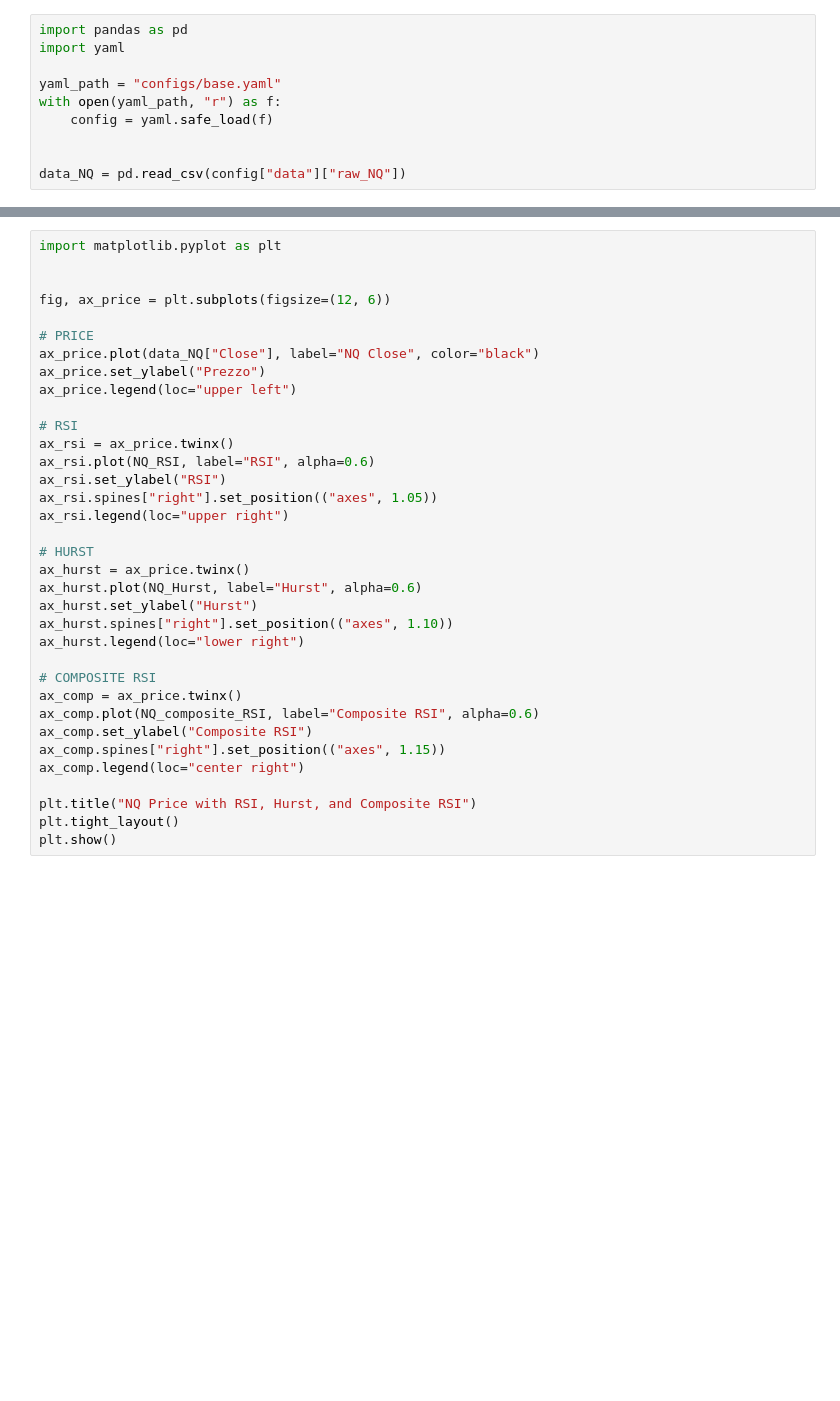
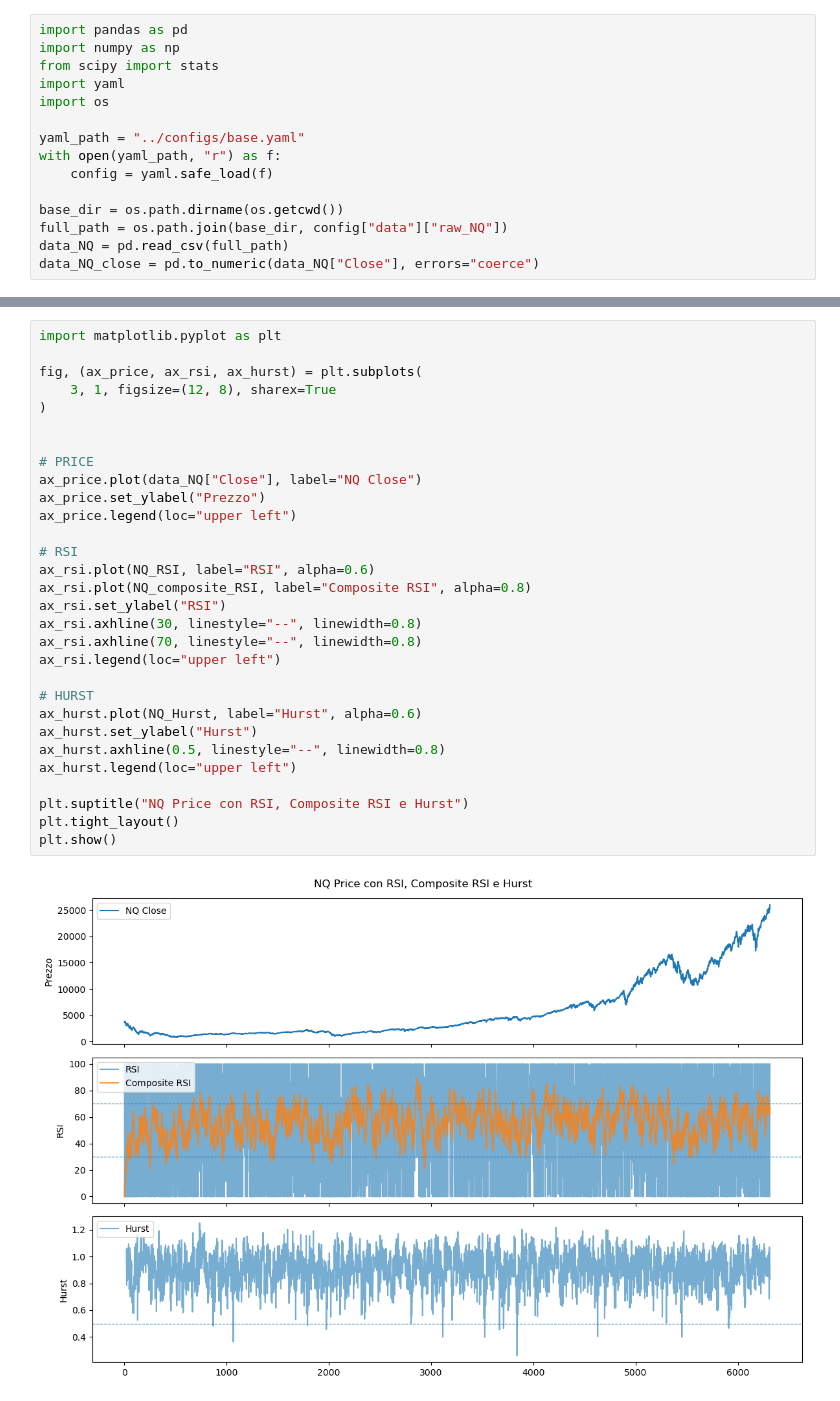
Before and after one commit to blackswan-quants/hurst-pullback, a Jupyter notebook: notebook/04_indicator_validation.ipynb, the cells around one changed output, grey strips where cells are left out. Cells and saved outputs as stored; diff of their text form; blank space fills up the shorter version.

```diff
--- a/notebook/04_indicator_validation.ipynb
+++ b/notebook/04_indicator_validation.ipynb
@@ -1,10 +1,15 @@
 # %%
 import pandas as pd
+import numpy as np
+from scipy import stats
 import yaml
+import os
 
-yaml_path = "configs/base.yaml"
+yaml_path = "../configs/base.yaml"
 with open(yaml_path, "r") as f:
     config = yaml.safe_load(f)
 
-
-data_NQ = pd.read_csv(config["data"]["raw_NQ"])
+base_dir = os.path.dirname(os.getcwd())
+full_path = os.path.join(base_dir, config["data"]["raw_NQ"])
+data_NQ = pd.read_csv(full_path)
+data_NQ_close = pd.to_numeric(data_NQ["Close"], errors="coerce")
@@ -17,35 +90,32 @@ NQ_composite_RSI = composite_RSI(period=24)
 # %%
 import matplotlib.pyplot as plt
 
+fig, (ax_price, ax_rsi, ax_hurst) = plt.subplots(
+    3, 1, figsize=(12, 8), sharex=True
+)
 
-fig, ax_price = plt.subplots(figsize=(12, 6))
 
 # PRICE
-ax_price.plot(data_NQ["Close"], label="NQ Close", color="black")
+ax_price.plot(data_NQ["Close"], label="NQ Close")
 ax_price.set_ylabel("Prezzo")
 ax_price.legend(loc="upper left")
 
 # RSI
-ax_rsi = ax_price.twinx()
 ax_rsi.plot(NQ_RSI, label="RSI", alpha=0.6)
+ax_rsi.plot(NQ_composite_RSI, label="Composite RSI", alpha=0.8)
 ax_rsi.set_ylabel("RSI")
-ax_rsi.spines["right"].set_position(("axes", 1.05))
-ax_rsi.legend(loc="upper right")
+ax_rsi.axhline(30, linestyle="--", linewidth=0.8)
+ax_rsi.axhline(70, linestyle="--", linewidth=0.8)
+ax_rsi.legend(loc="upper left")
 
 # HURST
-ax_hurst = ax_price.twinx()
 ax_hurst.plot(NQ_Hurst, label="Hurst", alpha=0.6)
 ax_hurst.set_ylabel("Hurst")
-ax_hurst.spines["right"].set_position(("axes", 1.10))
-ax_hurst.legend(loc="lower right")
+ax_hurst.axhline(0.5, linestyle="--", linewidth=0.8)
+ax_hurst.legend(loc="upper left")
 
-# COMPOSITE RSI
-ax_comp = ax_price.twinx()
-ax_comp.plot(NQ_composite_RSI, label="Composite RSI", alpha=0.6)
-ax_comp.set_ylabel("Composite RSI")
-ax_comp.spines["right"].set_position(("axes", 1.15))
-ax_comp.legend(loc="center right")
-
-plt.title("NQ Price with RSI, Hurst, and Composite RSI")
+plt.suptitle("NQ Price con RSI, Composite RSI e Hurst")
 plt.tight_layout()
 plt.show()
+# %% [output]
+[figure, added]
```
Also changed, not shown: parts of 2 cells of this notebook.
